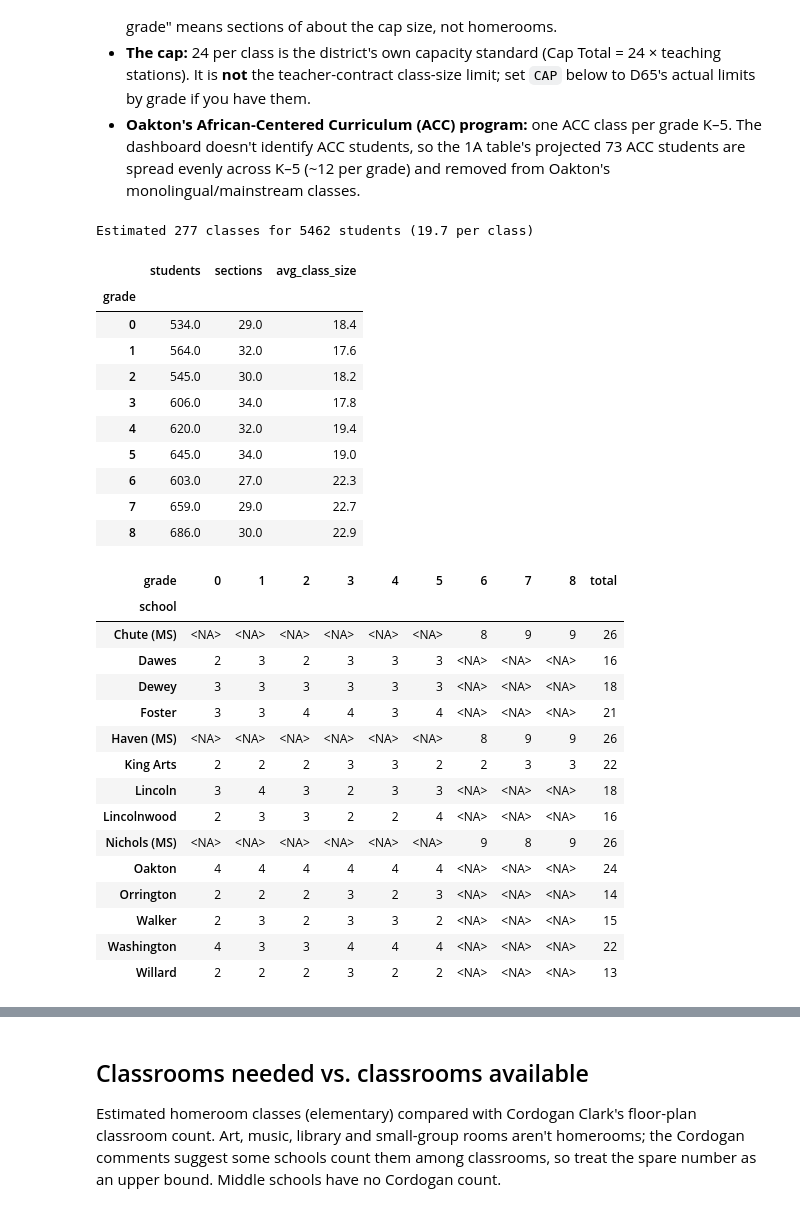
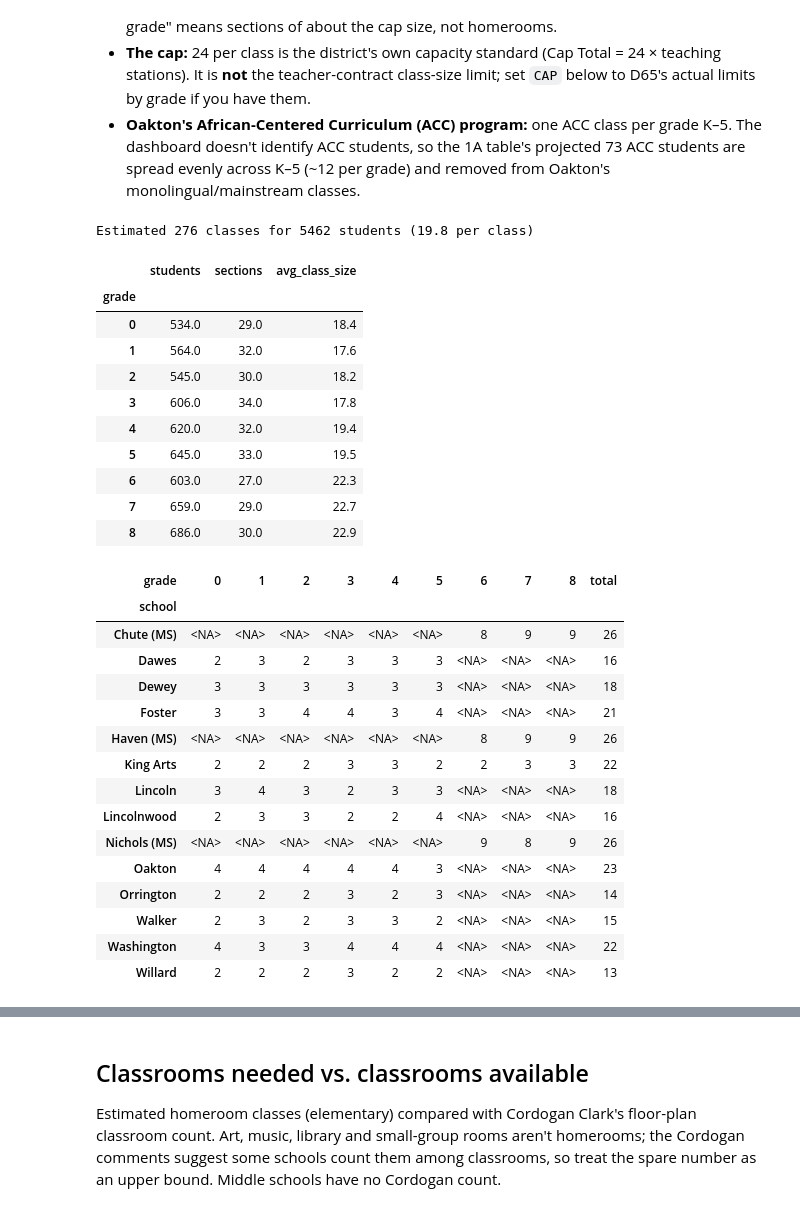
Before and after one commit to jmclip/enrollment_fall26, a Jupyter notebook: d65_enrollment_by_building.ipynb, the cells around one changed output, grey strips where cells are left out. Saved outputs shown, nothing was run; the diff lists cells and outputs as text; code cells hidden in the pictures.

```diff
--- a/d65_enrollment_by_building.ipynb
+++ b/d65_enrollment_by_building.ipynb
@@ -874,7 +874,9 @@ acc_per_grade = {s: acc_total[s] / 6 for s in ACC_STRANDS}
 # its 2 TWI classes; the rest are monolingual/mainstream. Students are spread evenly across the grade's classes, because
 # the TWI/mainstream split within a grade isn't known.
 KNOWN_CLASSES = {('Washington', 0): 4, ('Washington', 1): 3, ('Washington', 2): 3,
-                 ('Washington', 3): 4, ('Washington', 4): 4, ('Washington', 5): 4}
+                 ('Washington', 3): 4, ('Washington', 4): 4, ('Washington', 5): 4,
+                 # Oakton 5th grade has one fewer class than the other grades: 3 (1 TWI + 1 ACC + 1 monolingual/mainstream)
+                 ('Oakton', 5): 3}
 
 def sections_for(row):
     n, cap, k5 = row.students, CAP[row.grade], row.grade <= 5
@@ -882,42 +884,42 @@ def sections_for(row):
     s_acc = ACC_STRANDS.get(row.school, 0) if k5 else 0
     if (row.school, row.grade) in KNOWN_CLASSES:
         total = KNOWN_CLASSES[(row.school, row.grade)]
-        s_reg = total - s_twi
+        s_reg = total - s_twi - s_acc
         t = n * s_twi / total                  # even class sizes across all classes in the grade
-        a = 0.0
-        rest = n - t
+        a = n * s_acc / total
+        rest = n - t - a
     else:
         t = min(twi_per_grade[row.school], n) if s_twi else 0.0
         a = min(acc_per_grade[row.school], n - t) if s_acc else 0.0
         rest = n - t - a
         s_reg = math.ceil(rest / cap) if rest > 0 else 0
     return pd.Series({'sections': s_twi + s_acc + s_reg,
                       'twi_sections': s_twi, 'twi_students': t, 'twi_class_size': t / s_twi if s_twi else np.nan,
                       'acc_sections': s_acc, 'acc_students': a, 'acc_class_size': a / s_acc if s_acc else np.nan,
                       'mainstream_class_size': rest / s_reg if s_reg else np.nan})
 
 g = g.join(g.apply(sections_for, axis=1))
 g['avg_class_size'] = (g['students'] / g['sections']).round(1)
 
 sections_wide = g.pivot_table(index='school', columns='grade', values='sections', aggfunc='sum').astype('Int64')
 size_wide = g.pivot_table(index='school', columns='grade', values='avg_class_size', aggfunc='mean').round(1)
 sections_wide['total'] = sections_wide.sum(axis=1)
 
 by_grade = g.groupby('grade')[['students', 'sections']].sum()
 by_grade['avg_class_size'] = (by_grade['students'] / by_grade['sections']).round(1)
 print(f"Estimated {int(by_grade.sections.sum())} classes for {int(by_grade.students.sum())} students "
       f"({by_grade.students.sum() / by_grade.sections.sum():.1f} per class)")
 by_grade
 # %% [output]
-Estimated 277 classes for 5462 students (19.7 per class)
+Estimated 276 classes for 5462 students (19.8 per class)
 |  | students | sections | avg_class_size |
 | grade |  |  |  |
 | 0 | 534.0 | 29.0 | 18.4 |
 | 1 | 564.0 | 32.0 | 17.6 |
 | 2 | 545.0 | 30.0 | 18.2 |
 | 3 | 606.0 | 34.0 | 17.8 |
 | 4 | 620.0 | 32.0 | 19.4 |
-| 5 | 645.0 | 34.0 | 19.0 |
+| 5 | 645.0 | 33.0 | 19.5 |
 | 6 | 603.0 | 27.0 | 22.3 |
 | 7 | 659.0 | 29.0 | 22.7 |
 | 8 | 686.0 | 30.0 | 22.9 |
@@ -936,7 +938,7 @@ sections_wide
 | Lincoln | 3 | 4 | 3 | 2 | 3 | 3 | <NA> | <NA> | <NA> | 18 |
 | Lincolnwood | 2 | 3 | 3 | 2 | 2 | 4 | <NA> | <NA> | <NA> | 16 |
 | Nichols (MS) | <NA> | <NA> | <NA> | <NA> | <NA> | <NA> | 9 | 8 | 9 | 26 |
-| Oakton | 4 | 4 | 4 | 4 | 4 | 4 | <NA> | <NA> | <NA> | 24 |
+| Oakton | 4 | 4 | 4 | 4 | 4 | 3 | <NA> | <NA> | <NA> | 23 |
 | Orrington | 2 | 2 | 2 | 3 | 2 | 3 | <NA> | <NA> | <NA> | 14 |
 | Walker | 2 | 3 | 2 | 3 | 3 | 2 | <NA> | <NA> | <NA> | 15 |
 | Washington | 4 | 3 | 3 | 4 | 4 | 4 | <NA> | <NA> | <NA> | 22 |
```
Also changed, not shown: parts of 13 cells of this notebook, 15 other files.
